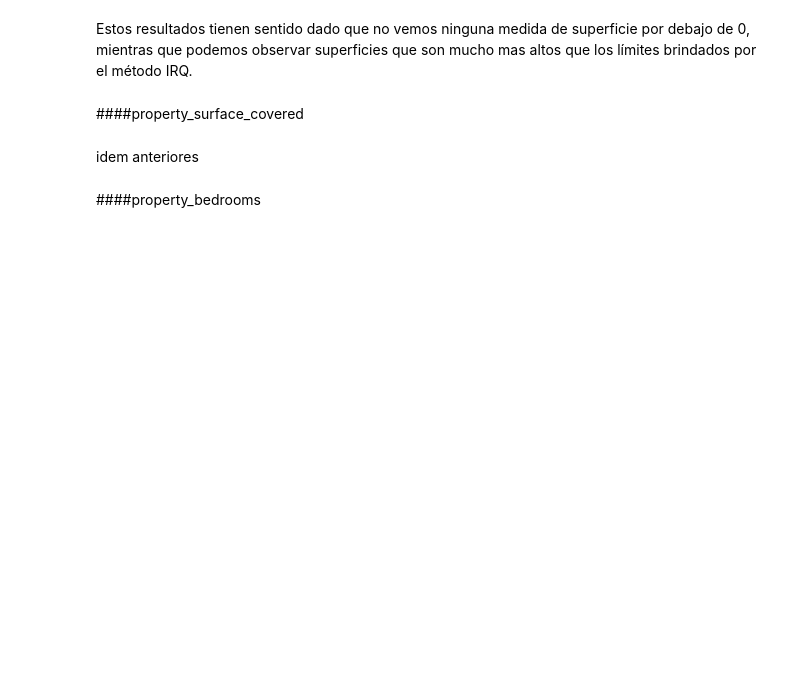
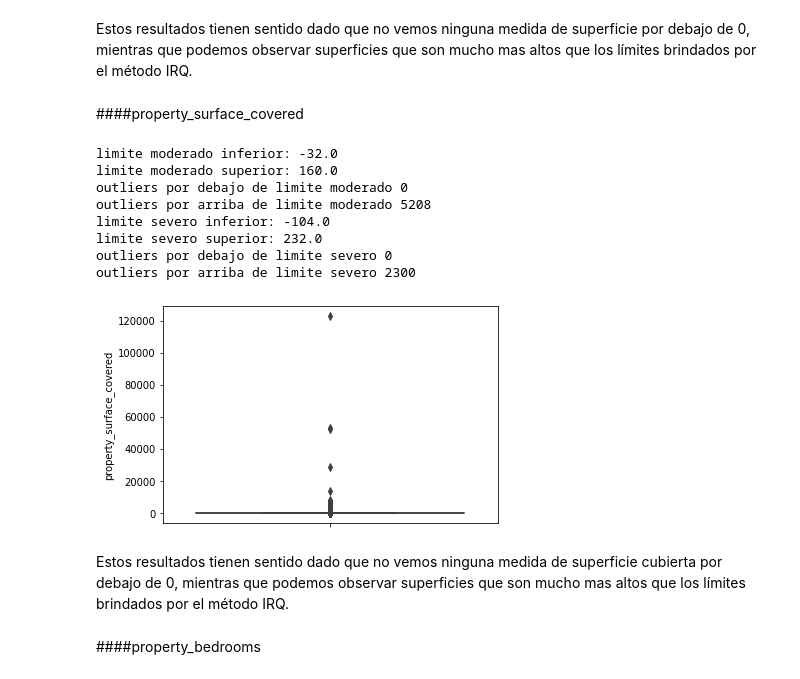
Before and after one commit to LucianoTrujillo/7506R-2C2022-GRUPO10, a Jupyter notebook: 7506R_TP1_GRUPO10_ENTREGA.ipynb, the cells around one changed output. Cells and saved outputs as stored; diff of their text form; code cells hidden in the pictures; blank space fills up the shorter version.

```diff
--- a/7506R_TP1_GRUPO10_ENTREGA.ipynb
+++ b/7506R_TP1_GRUPO10_ENTREGA.ipynb
@@ -1790,9 +1831,19 @@ Estos resultados tienen sentido dado que no vemos ninguna medida de superficie p
 # %% [markdown]
 ####property_surface_covered
 # %%
-mostrar_atipicos_univariados(ds_filtrado.property_surface_covered)
+mostrar_atipicos_univariados(x_train.property_surface_covered)
+# %% [output]
+limite moderado inferior: -32.0
+limite moderado superior: 160.0
+outliers por debajo de limite moderado 0
+outliers por arriba de limite moderado 5208
+limite severo inferior: -104.0
+limite severo superior: 232.0
+outliers por debajo de limite severo 0
+outliers por arriba de limite severo 2300
+[figure, added]
-# %% [markdown]
-idem anteriores
+# %% [markdown]
+Estos resultados tienen sentido dado que no vemos ninguna medida de superficie cubierta por debajo de 0, mientras que podemos observar superficies que son mucho mas altos que los límites brindados por el método IRQ.
 # %% [markdown]
 ####property_bedrooms
 # %%
```
Also changed, not shown: parts of 93 cells of this notebook.
